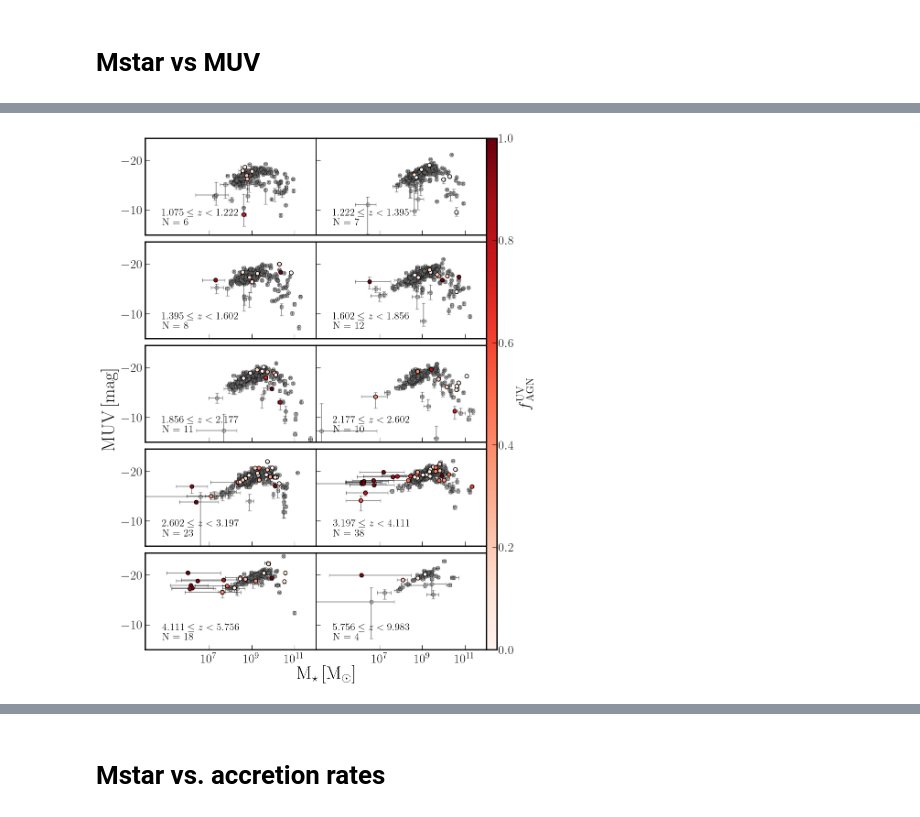
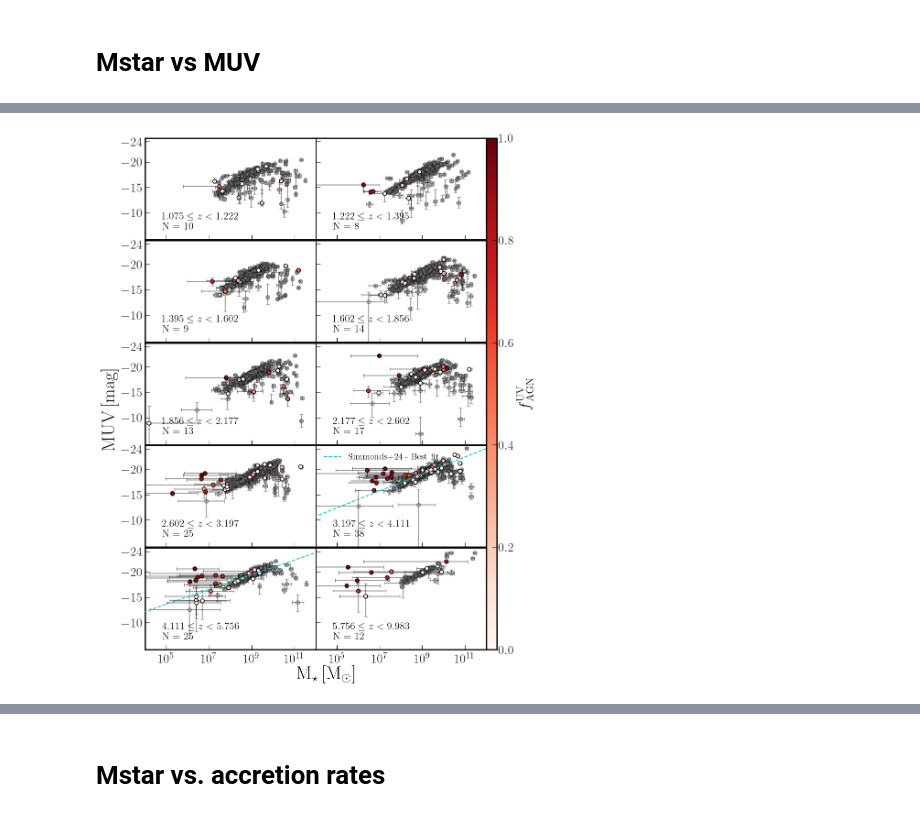
Before and after one commit to JordanDSilva/miri-manchester, a Jupyter notebook: scripts/make_some_plots.ipynb, the cells around one changed output, grey strips where cells are left out. Cells and saved outputs as stored; diff of their text form; code cells hidden in the pictures.

```diff
--- a/scripts/make_some_plots.ipynb
+++ b/scripts/make_some_plots.ipynb
@@ -675,16 +821,16 @@ fig.get_layout_engine().set(h_pad=0, w_pad=0.0, hspace=0, wspace=0)
 
 ax = ax.flatten()
 
-ztot_zidx = (prospect_robust["zQ50"] >= zbins[0]) & (prospect_robust["zQ50"] < zbins[-1])
+ztot_zidx = (prospect_sample["zQ50"] >= zbins[0]) & (prospect_sample["zQ50"] < zbins[-1])
 
 for i in range(len(zmids)):
-    zidx = (prospect_robust["zQ50"] >= zbins[i]) & (prospect_robust["zQ50"] < zbins[i+1])
+    zidx = (prospect_sample["zQ50"] >= zbins[i]) & (prospect_sample["zQ50"] < zbins[i+1])
 
     ax[i].errorbar(
-        prospect_robust["StellarMassQ50"][zidx],
-        prospect_robust["AGNlumQ50"][zidx],
-        xerr = [prospect_robust["StellarMass_lo"][zidx], prospect_robust["StellarMass_hi"][zidx]],
-        yerr = [prospect_robust["AGNlum_lo"][zidx], prospect_robust["AGNlum_hi"][zidx]],
+        prospect_sample["StellarMassQ50"][zidx],
+        prospect_sample["AGNlumQ50"][zidx],
+        xerr = [prospect_sample["StellarMass_lo"][zidx], prospect_sample["StellarMass_hi"][zidx]],
+        yerr = [prospect_sample["AGNlum_lo"][zidx], prospect_sample["AGNlum_hi"][zidx]],
         fmt = "o",
         markerfacecolor = "grey",
         markeredgecolor = "black",
@@ -703,7 +849,7 @@ for i in range(len(zmids)):
     ax[i].text(
         0.1,
         0.8,
-        f"N = {sum(~np.isnan(prospect_robust["AGNlumQ50"][zidx]))}",
+        f"N = {sum(~np.isnan(prospect_sample["AGNlumQ50"][zidx]))}",
         transform=ax[i].transAxes,
         fontsize = 16
     )
@@ -711,8 +857,8 @@ for i in range(len(zmids)):
     ax[i].set_xscale('log')
     ax[i].set_yscale('log')
 
-    ax[i].set_xlim([1e3, 1e12])
-    ax[i].set_ylim([2e41, 2e47])
+    ax[i].set_xlim([1e4, 1e12])
+    ax[i].set_ylim([8e35, 2e48])
 
     ax[i].set_xticks([1e5, 1e7, 1e9, 1e11])
 
@@ -735,18 +881,20 @@ fig.get_layout_engine().set(h_pad=0, w_pad=0.0, hspace=0, wspace=0)
 
 ax = ax.flatten()
 
-ztot_zidx = (prospect_robust["zQ50"] >= zbins[0]) & (prospect_robust["zQ50"] < zbins[-1])
+ztot_zidx = (prospect_sample["zQ50"] >= zbins[0]) & (prospect_sample["zQ50"] < zbins[-1])
 
-MUV_AGN_ratio = pow(10, -0.4 * (prospect_robust["UV1500AGNQ50"] - prospect_robust["UV1500Q50"]))
+MUV_AGN_ratio = pow(10, -0.4 * (prospect_sample["UV1500AGNQ50"] - prospect_sample["UV1500Q50"]))
+
+xMstar = np.linspace(1.5, 15.5, 100)
 
 for i in range(len(zmids)):
-    zidx = (prospect_robust["zQ50"] >= zbins[i]) & (prospect_robust["zQ50"] < zbins[i+1])
+    zidx = (prospect_sample["zQ50"] >= zbins[i]) & (prospect_sample["zQ50"] < zbins[i+1])
 
     ax[i].errorbar(
-        prospect_robust["StellarMassQ50"][zidx],
-        prospect_robust["UV1500Q50"][zidx],
-        xerr = [prospect_robust["StellarMass_lo"][zidx], prospect_robust["StellarMass_hi"][zidx]],
-        yerr = [prospect_robust["UV1500_lo"][zidx], prospect_robust["UV1500_hi"][zidx]],
+        prospect_sample["StellarMassQ50"][zidx],
+        prospect_sample["UV1500Q50"][zidx],
+        xerr = [prospect_sample["StellarMass_lo"][zidx], prospect_sample["StellarMass_hi"][zidx]],
+        yerr = [prospect_sample["UV1500_lo"][zidx], prospect_sample["UV1500_hi"][zidx]],
         fmt = "o",
         markerfacecolor = "grey",
         markeredgecolor = "black",
@@ -756,8 +904,8 @@ for i in range(len(zmids)):
     )
 
     sc_ = ax[i].scatter(
-        prospect_robust["StellarMassQ50"][zidx],
-        prospect_robust["UV1500Q50"][zidx],
+        prospect_sample["StellarMassQ50"][zidx],
+        prospect_sample["UV1500Q50"][zidx],
         c = MUV_AGN_ratio[zidx],
         edgecolor = "black",
         vmin = 0.0,
@@ -766,6 +914,31 @@ for i in range(len(zmids)):
         cmap='Reds',
         alpha = 1.0
     )
+
+    if i == 7:
+        ax[i].plot(
+            10**xMstar,
+            (xMstar - 9.25)/-0.6 - 19.5,
+            color = "tab:cyan",
+            ls = "--",
+            label = "Simmonds+24 - Best fit",
+            zorder = 200
+        )
+        ax[i].legend(
+            fontsize = 14,
+            frameon = False,
+            loc = "upper left"
+        )
+    if i == 8:
+        ax[i].plot(
+            10**xMstar,
+            (xMstar - 9.06)/-0.69 - 19.5,
+            color = "tab:cyan",
+            ls = "--",
+            label = "Simmonds+24 - Best fit",
+            zorder = 200
+        )
+
     ax[i].text(
         0.1,
         0.2,
@@ -776,25 +949,26 @@ for i in range(len(zmids)):
     ax[i].text(
         0.1,
         0.1,
-        f"N = {sum(~np.isnan(prospect_robust["AGNlumQ50"][zidx]))}",
+        f"N = {sum(~np.isnan(prospect_sample["AGNlumQ50"][zidx]))}",
         transform=ax[i].transAxes,
         fontsize = 16
     )
     ax[i].set_xscale('log')
 
     ax[i].set_xlim([1e4, 1e12])
-    ax[i].set_ylim([-5, -24.1])
+    ax[i].set_ylim([-4.7, -24.7])
 
-    ax[i].set_xticks([1e7, 1e9, 1e11])
+    ax[i].set_xticks([1e5, 1e7, 1e9, 1e11])
+    ax[i].set_yticks([-10, -15, -20, -24])
 
 cbar = fig.colorbar(sc_, ax = ax, label=r'$f\mathrm{_{AGN}^{UV}}$', pad = 0.0, aspect = 50)
 
 fig.supxlabel(r"$\mathrm{M_{\star} \, [M_{\odot}]}$")
 fig.supylabel(r"$\mathrm{MUV \, [mag]}$", x = -0.05)
 
-# fig.savefig(
-#     "/Users/jordan/Documents/Epochs/plots/sfr-mstar-z.pdf",
-#     dpi = 240,
-#     bbox_inches="tight"
-# )
+fig.savefig(
+    "/Users/jordan/Documents/Epochs/plots/MUV-mstar-z.pdf",
+    dpi = 240,
+    bbox_inches="tight"
+)
 # %% [output]
@@ -802,4 +975,4 @@ Text(-0.05, 0.5, '$\\mathrm{MUV \\, [mag]}$')
-[figure, old version]
+[figure, new version]
 # %%
 fig, ax = plt.subplots(5,2, figsize = (9,12), sharex=True, sharey=True, layout='constrained')
 fig.get_layout_engine().set(h_pad=0, w_pad=0.0, hspace=0, wspace=0)
```
Also changed, not shown: parts of 22 cells of this notebook, 26 other files.
